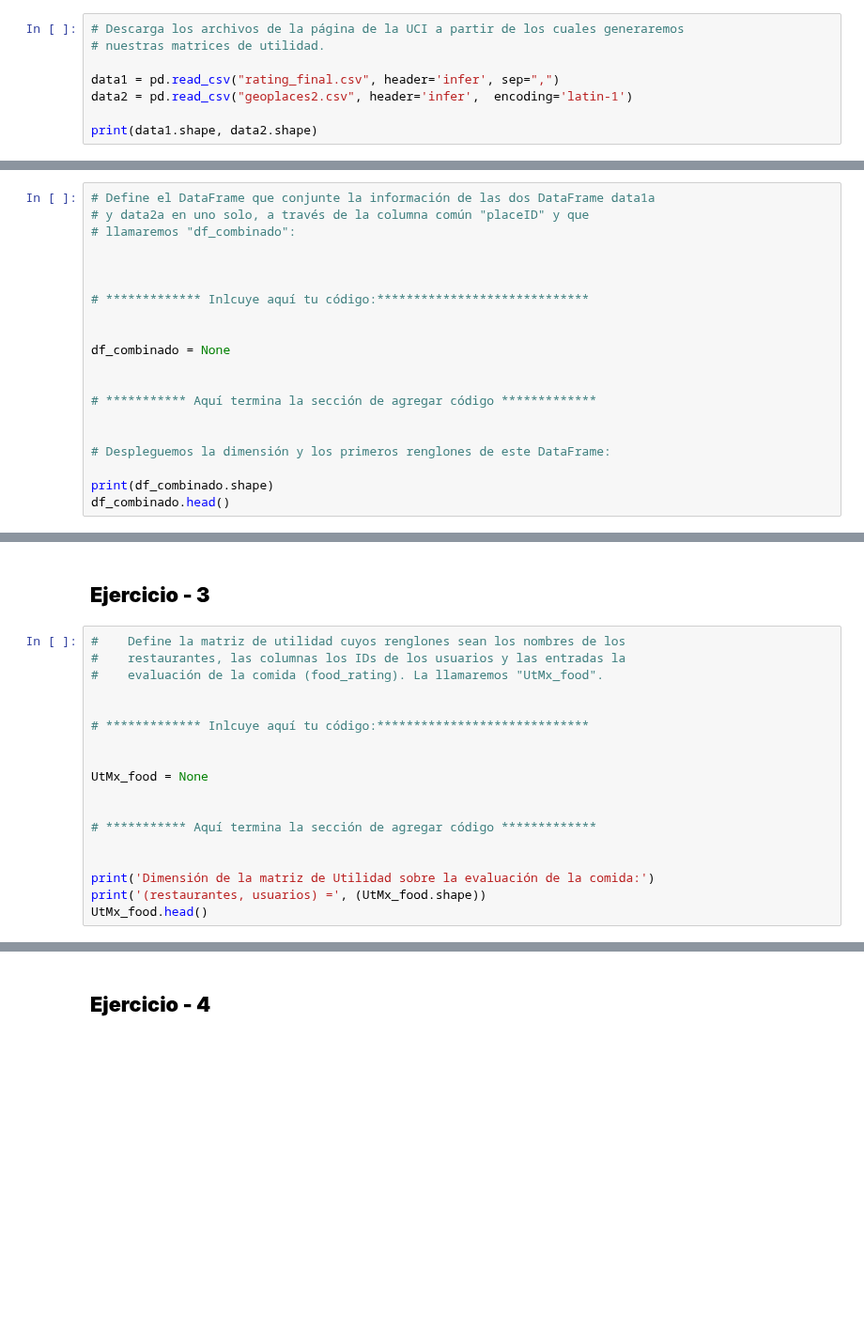
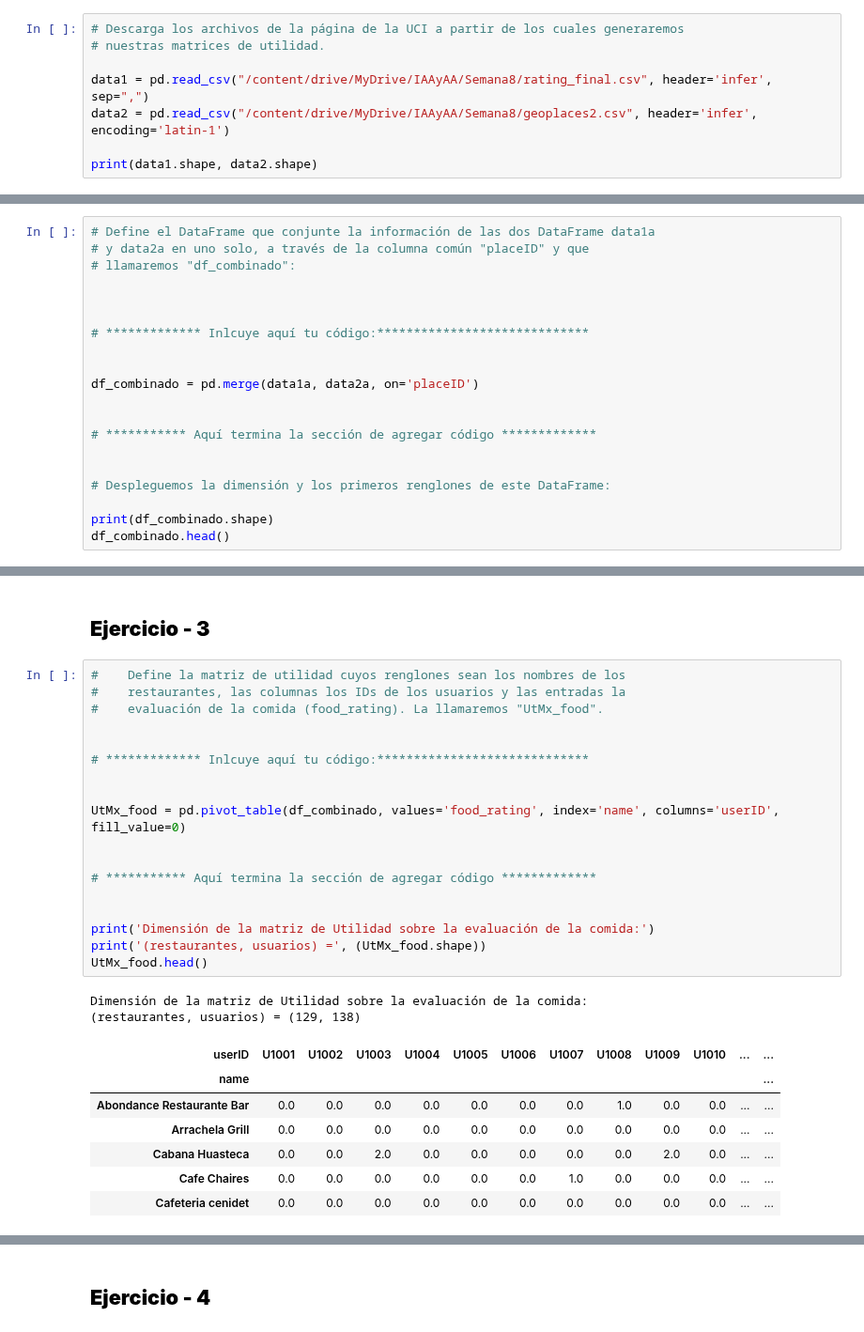
Before and after one commit to AngelBriFi/TareasTransfer, a Jupyter notebook: MNA_IAyAA_semana_8_Actividad_Sistemas_Recomendacion.ipynb, the cells around one changed output, grey strips where cells are left out. Shown at 94% size. Cells and saved outputs as stored; diff of their text form; blank space fills up the shorter version.

```diff
--- a/MNA_IAyAA_semana_8_Actividad_Sistemas_Recomendacion.ipynb
+++ b/MNA_IAyAA_semana_8_Actividad_Sistemas_Recomendacion.ipynb
@@ -32,7 +32,7 @@ https://archive.ics.uci.edu/dataset/232/restaurant+consumer+data
 # Descarga los archivos de la página de la UCI a partir de los cuales generaremos
 # nuestras matrices de utilidad.
 
-data1 = pd.read_csv("rating_final.csv", header='infer', sep=",")
-data2 = pd.read_csv("geoplaces2.csv", header='infer',  encoding='latin-1')
+data1 = pd.read_csv("/content/drive/MyDrive/IAAyAA/Semana8/rating_final.csv", header='infer', sep=",")
+data2 = pd.read_csv("/content/drive/MyDrive/IAAyAA/Semana8/geoplaces2.csv", header='infer',  encoding='latin-1')
 
 print(data1.shape, data2.shape)
@@ -79,7 +93,7 @@ data2a = data2[lista_data2]
 # ************* Inlcuye aquí tu código:*****************************
 
 
-df_combinado = None
+df_combinado = pd.merge(data1a, data2a, on='placeID')
 
 
 # *********** Aquí termina la sección de agregar código *************
@@ -94,18 +116,28 @@ df_combinado.head()
 # %%
 #    Define la matriz de utilidad cuyos renglones sean los nombres de los
 #    restaurantes, las columnas los IDs de los usuarios y las entradas la
 #    evaluación de la comida (food_rating). La llamaremos "UtMx_food".
 
 
 # ************* Inlcuye aquí tu código:*****************************
 
 
-UtMx_food = None
+UtMx_food = pd.pivot_table(df_combinado, values='food_rating', index='name', columns='userID', fill_value=0)
 
 
 # *********** Aquí termina la sección de agregar código *************
 
 
 print('Dimensión de la matriz de Utilidad sobre la evaluación de la comida:')
 print('(restaurantes, usuarios) =', (UtMx_food.shape))
 UtMx_food.head()
+# %% [output]
+Dimensión de la matriz de Utilidad sobre la evaluación de la comida:
+(restaurantes, usuarios) = (129, 138)
+| userID | U1001 | U1002 | U1003 | U1004 | U1005 | U1006 | U1007 | U1008 | U1009 | U1010 | ... | ... |
+| name |  |  |  |  |  |  |  |  |  |  |  | ... |
+| Abondance Restaurante Bar | 0.0 | 0.0 | 0.0 | 0.0 | 0.0 | 0.0 | 0.0 | 1.0 | 0.0 | 0.0 | ... | ... |
+| Arrachela Grill | 0.0 | 0.0 | 0.0 | 0.0 | 0.0 | 0.0 | 0.0 | 0.0 | 0.0 | 0.0 | ... | ... |
+| Cabana Huasteca | 0.0 | 0.0 | 2.0 | 0.0 | 0.0 | 0.0 | 0.0 | 0.0 | 2.0 | 0.0 | ... | ... |
+| Cafe Chaires | 0.0 | 0.0 | 0.0 | 0.0 | 0.0 | 0.0 | 1.0 | 0.0 | 0.0 | 0.0 | ... | ... |
+| Cafeteria cenidet | 0.0 | 0.0 | 0.0 | 0.0 | 0.0 | 0.0 | 0.0 | 0.0 | 0.0 | 0.0 | ... | ... |
```
Also changed, not shown: parts of 10 cells of this notebook.
